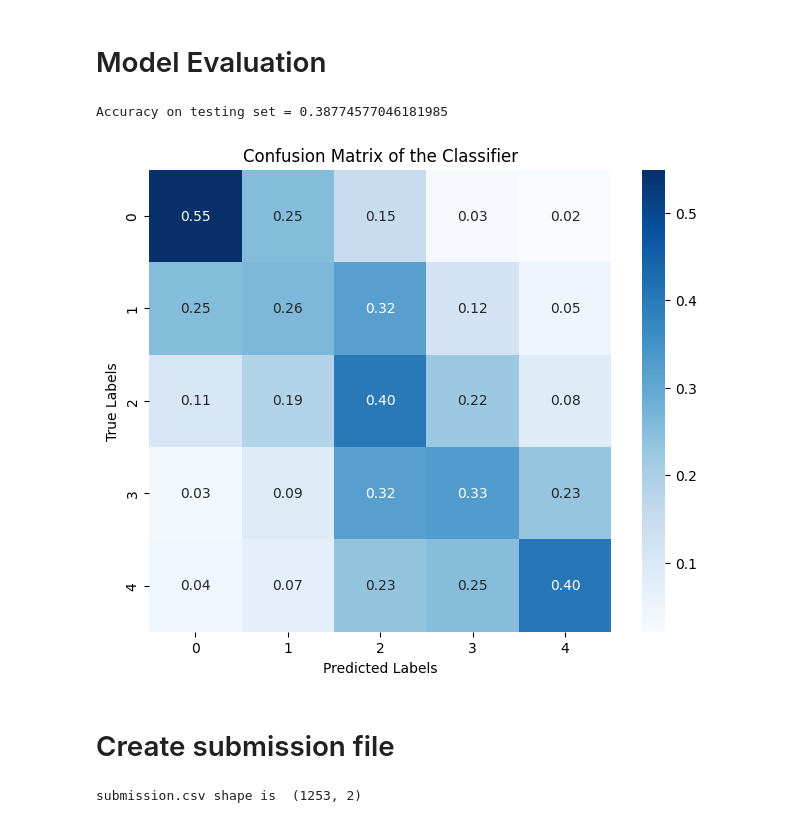
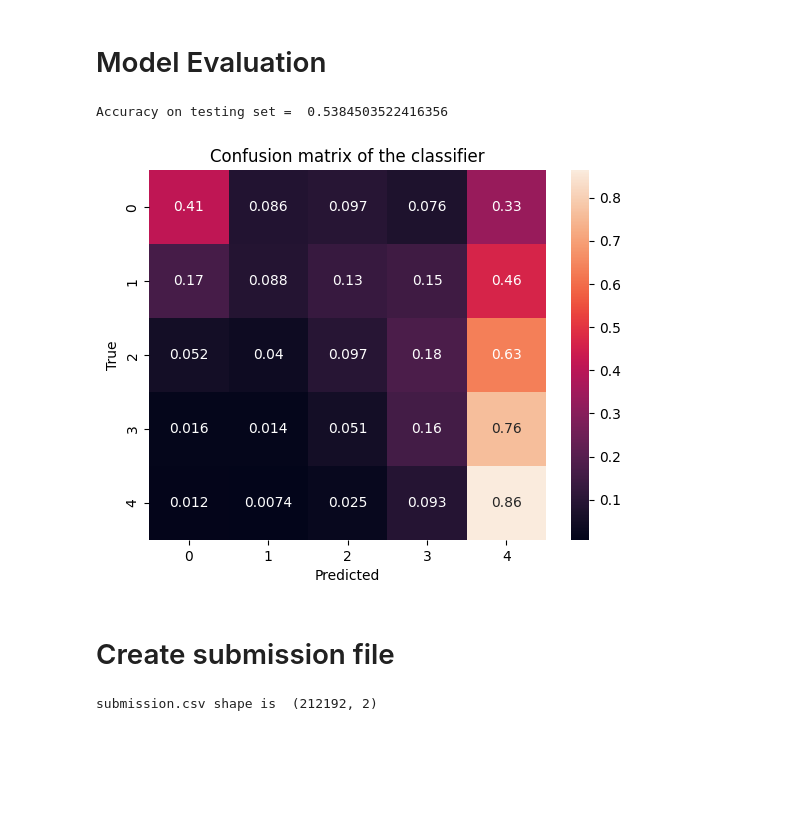
Before and after one commit to clarchung/cs506-midterm, a Jupyter notebook: starter_code.ipynb, the cells around one changed output. Saved outputs shown, nothing was run; the diff lists cells and outputs as text; code cells hidden in the pictures; blank space fills up the shorter version.

```diff
--- a/starter_code.ipynb
+++ b/starter_code.ipynb
@@ -110,7 +111,11 @@ def clean_text(text):
     text = re.sub(r'[^\w\s]', '', text.lower())
     return text
 
-clean_data(subset_train)
+cleaned_train = clean_data(trainingSet)
+
+# Save the cleaned DataFrame as a pickle file
+with open('./data/cleaned_train.pkl', 'wb') as f:
+    pickle.dump(cleaned_train, f)
 # %% [output]
 A value is trying to be set on a copy of a slice from a DataFrame.
 Try using .loc[row_indexer,col_indexer] = value instead
@@ -217,8 +211,8 @@ if os.path.exists('./data/X_train.pkl') and os.path.exists('./data/X_submission.
     with open('./data/X_submission.pkl', 'rb') as f:
         X_submission = pickle.load(f)
 else:
-    train = add_features_to(subset_train)
-    X_submission = pd.merge(subset_train, testingSet, left_on='Id', right_on='Id')
+    train = add_features_to(trainingSet)
+    X_submission = pd.merge(trainingSet, testingSet, left_on='Id', right_on='Id')
     X_submission = X_submission.drop(columns=['Score_x'])
     X_submission = X_submission.rename(columns={'Score_y': 'Score'})
     X_train = train[train['Score'].notnull()]
@@ -285,6 +277,17 @@ for df in [X_train_select, X_test_select, X_submission_select]:
     df = df.copy()
     df['HasUppercaseWord'] = df['HasUppercaseWord'].astype(int)
 
+# Subsample the data (example: 10% of the original data)
+subsample = X_train_select.sample(frac=0.1, random_state=42)
+Y_subsample = Y_train.loc[subsample.index]
+
+scaler = StandardScaler()
+X_subsample_scaled = scaler.fit_transform(subsample)
+# X_resampled, Y_resampled = SMOTEENN(random_state=42).fit_resample(X_subsample_scaled, Y_subsample)
+X_test_scaled = scaler.transform(X_test_select)
+
+
+'''
 # Scale the data before applying SMOTEENN
 scaler = StandardScaler()
 X_train_scaled = scaler.fit_transform(X_train_select)
@@ -293,12 +296,11 @@ X_test_scaled = scaler.transform(X_test_select)
 # Apply SMOTEENN on the scaled data
 X_resampled, Y_resampled = SMOTEENN(random_state=42).fit_resample(X_train_scaled, Y_train)
 
-# Apply PCA to the scaled, resampled data
-pca = PCA(n_components=.95)
-X_train_pca = pca.fit_transform(X_resampled)
-X_test_pca = pca.transform(X_test_scaled)
-
-# Output data types and shapes
-print("Data types after processing:", X_train_select.dtypes)
-print("Shape of PCA transformed training data:", X_train_pca.shape)
-print("Shape of PCA transformed test data:", X_test_pca.shape)
+# Visualize the balanced class distribution
+Y_resampled.value_counts().plot(kind='bar', legend=True, alpha=0.5)
+plt.title('Balanced Training Set')
+plt.show()
+'''
+# Save the balanced dataset as a pickle file
+with open('balanced_training_data.pkl', 'wb') as f:
+    pickle.dump((X_resampled, Y_resampled), f)
@@ -400,26 +422,26 @@ Classification Report for KNN Model:
 # Model Evaluation
 # %%
 # Evaluate your model on the testing set
-print("Accuracy on testing set = ", accuracy_score(Y_test, Y_test_predictions))
+print("Accuracy on testing set = ", accuracy_score(Y_test, Y_test_predictions_knn))
 
 # Plot a confusion matrix
-cm = confusion_matrix(Y_test, Y_test_predictions, normalize='true')
+cm = confusion_matrix(Y_test, Y_test_predictions_knn, normalize='true')
 sns.heatmap(cm, annot=True)
 plt.title('Confusion matrix of the classifier')
 plt.xlabel('Predicted')
 plt.ylabel('True')
 plt.show()
 # %% [output]
-Accuracy on testing set = 0.38774577046181985
+Accuracy on testing set =  0.5384503522416356
-[figure, old version]
+[figure, new version]
 # %% [markdown]
 # Create submission file
 # %%
 # Create the submission file
-X_submission['Score'] = model.predict(X_submission_select)
+X_submission['Score'] = knn_model.predict(X_submission_select)
 submission = X_submission[['Id', 'Score']]
 print("submission.csv shape is ", submission.shape)
 
 submission.to_csv("./data/submission.csv", index=False)
 # %% [output]
-submission.csv shape is  (1253, 2)
+submission.csv shape is  (212192, 2)
```
Also changed, not shown: parts of 7 cells of this notebook.
